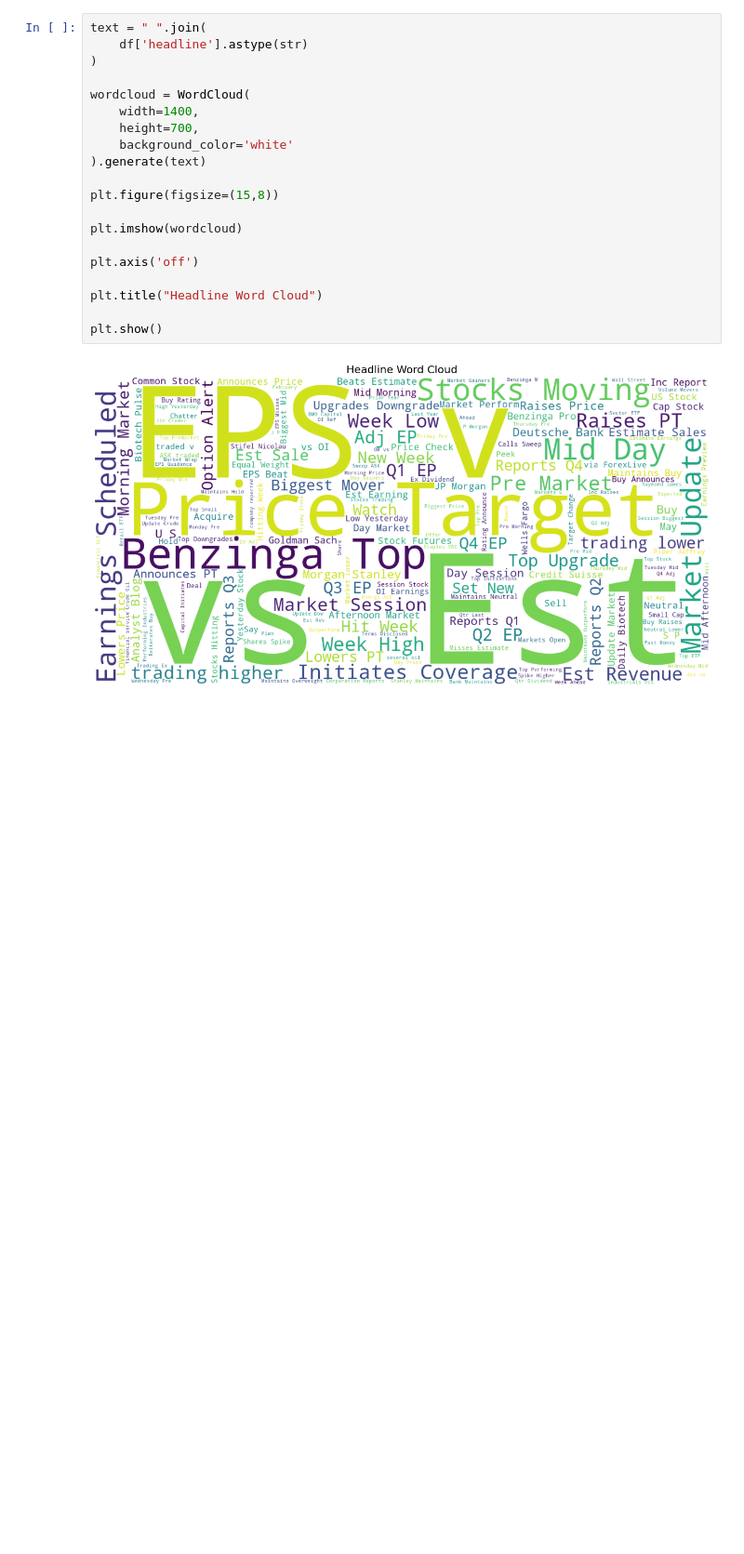
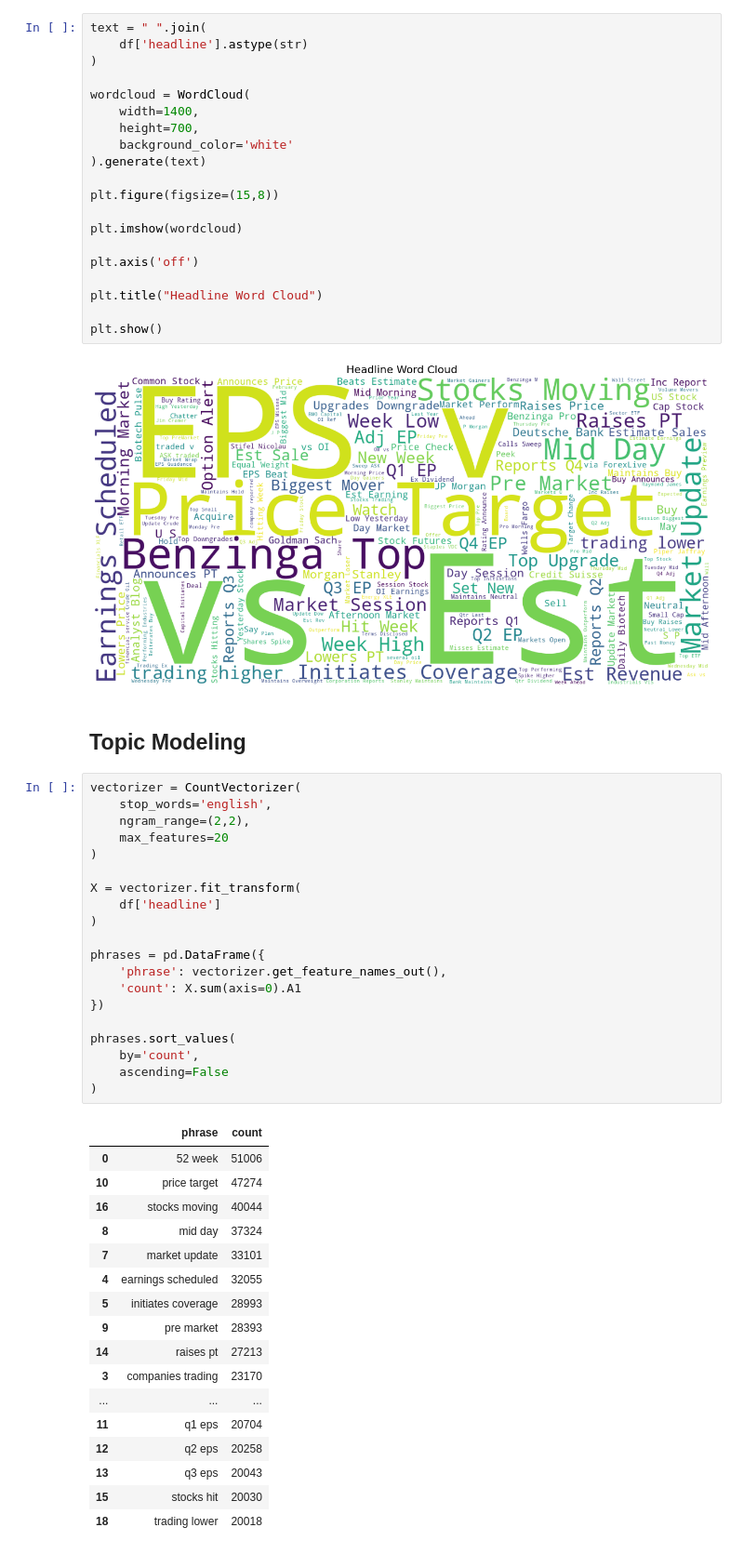
Before and after one commit to Redeat-Birhane/news-sentiment-analysis, a Jupyter notebook: notebooks/task1_eda.ipynb, the cells around one changed output. Shown at 93% size. Saved outputs shown, nothing was run; the diff lists cells and outputs as text; blank space fills up the shorter version.

```diff
--- a/notebooks/task1_eda.ipynb
+++ b/notebooks/task1_eda.ipynb
@@ -309,3 +309,43 @@ plt.title("Headline Word Cloud")
 plt.show()
 # %% [output]
 [figure]
+# %% [markdown]
+## Topic Modeling
+# %%
+vectorizer = CountVectorizer(
+    stop_words='english',
+    ngram_range=(2,2),
+    max_features=20
+)
+
+X = vectorizer.fit_transform(
+    df['headline']
+)
+
+phrases = pd.DataFrame({
+    'phrase': vectorizer.get_feature_names_out(),
+    'count': X.sum(axis=0).A1
+})
+
+phrases.sort_values(
+    by='count',
+    ascending=False
+)
+# %% [output]
+|  | phrase | count |
+| 0 | 52 week | 51006 |
+| 10 | price target | 47274 |
+| 16 | stocks moving | 40044 |
+| 8 | mid day | 37324 |
+| 7 | market update | 33101 |
+| 4 | earnings scheduled | 32055 |
+| 5 | initiates coverage | 28993 |
+| 9 | pre market | 28393 |
+| 14 | raises pt | 27213 |
+| 3 | companies trading | 23170 |
+| ... | ... | ... |
+| 11 | q1 eps | 20704 |
+| 12 | q2 eps | 20258 |
+| 13 | q3 eps | 20043 |
+| 15 | stocks hit | 20030 |
+| 18 | trading lower | 20018 |
```
